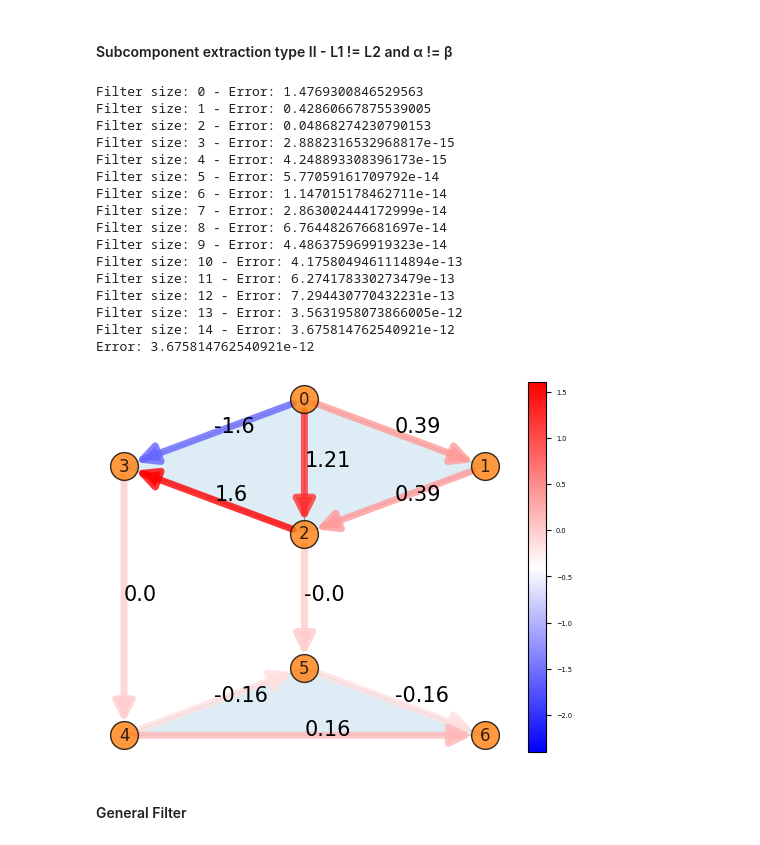
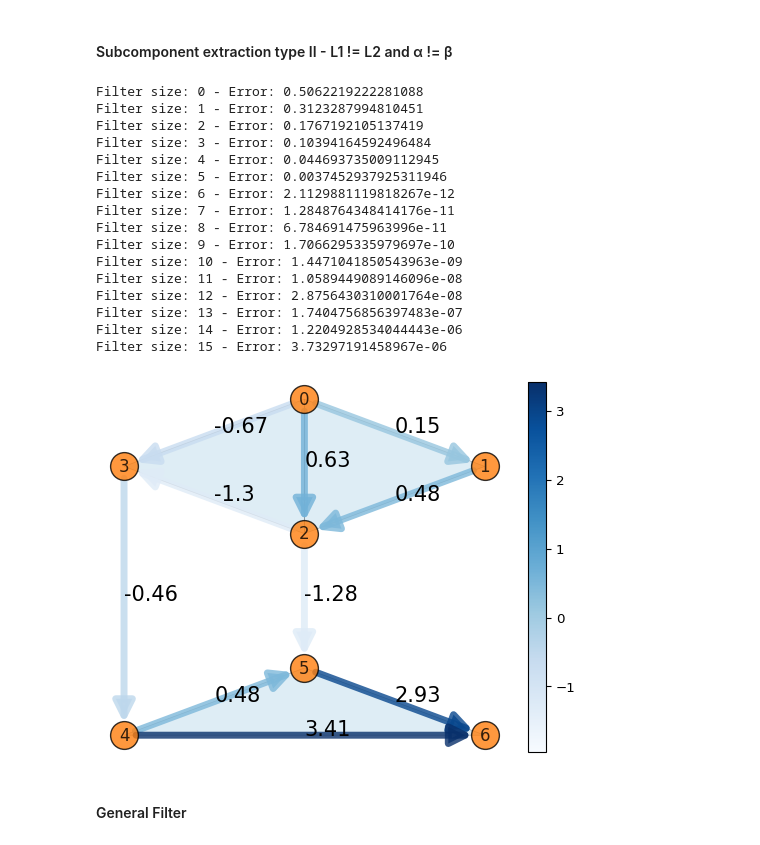
Before and after one commit to irtazahashmi/pytspl, a Jupyter notebook: notebooks/filters/ls_filter_design.ipynb, the cells around one changed output. Drawn from its saved outputs; the diff is of its cells as text; code cells hidden in the pictures.

```diff
--- a/notebooks/filters/ls_filter_design.ipynb
+++ b/notebooks/filters/ls_filter_design.ipynb
@@ -109,31 +120,30 @@ Filter size: 15 - Error: 6.329846361019032e-05
 # %% [markdown]
 #### Subcomponent extraction type II - L1 != L2 and α != β
 # %%
-filter_range = 15
+filter_range = 16
 
 lsfilter.subcomponent_extraction_type_two(
-    L=filter_range, component="curl", f=f
+    L=filter_range, component="gradient", f=f
 )
 
 f_estimated = lsfilter.history["f_estimated"]
-print("Error:", lsfilter.calculate_error(f_estimated, f_c))
 
 scplot.draw_network(edge_flow=np.round(f_estimated, 2))
 # %% [output]
-Filter size: 0 - Error: 1.4769300846529563
-Filter size: 1 - Error: 0.42860667875539005
-Filter size: 2 - Error: 0.04868274230790153
-Filter size: 3 - Error: 2.8882316532968817e-15
-Filter size: 4 - Error: 4.248893308396173e-15
-Filter size: 5 - Error: 5.77059161709792e-14
-Filter size: 6 - Error: 1.147015178462711e-14
-Filter size: 7 - Error: 2.863002444172999e-14
-Filter size: 8 - Error: 6.764482676681697e-14
-Filter size: 9 - Error: 4.486375969919323e-14
-Filter size: 10 - Error: 4.1758049461114894e-13
-Filter size: 11 - Error: 6.274178330273479e-13
-Filter size: 12 - Error: 7.294430770432231e-13
-Filter size: 13 - Error: 3.5631958073866005e-12
-Filter size: 14 - Error: 3.675814762540921e-12
-Error: 3.675814762540921e-12
+Filter size: 0 - Error: 0.5062219222281088
+Filter size: 1 - Error: 0.3123287994810451
+Filter size: 2 - Error: 0.1767192105137419
+Filter size: 3 - Error: 0.10394164592496484
+Filter size: 4 - Error: 0.044693735009112945
+Filter size: 5 - Error: 0.0037452937925311946
+Filter size: 6 - Error: 2.1129881119818267e-12
+Filter size: 7 - Error: 1.2848764348414176e-11
+Filter size: 8 - Error: 6.784691475963996e-11
+Filter size: 9 - Error: 1.7066295335979697e-10
+Filter size: 10 - Error: 1.4471041850543963e-09
+Filter size: 11 - Error: 1.0589449089146096e-08
+Filter size: 12 - Error: 2.8756430310001764e-08
+Filter size: 13 - Error: 1.7404756856397483e-07
+Filter size: 14 - Error: 1.2204928534044443e-06
+Filter size: 15 - Error: 3.73297191458967e-06
-[figure, old version]
+[figure, new version]
```
Also changed, not shown: parts of 6 cells of this notebook, 11 other files.
